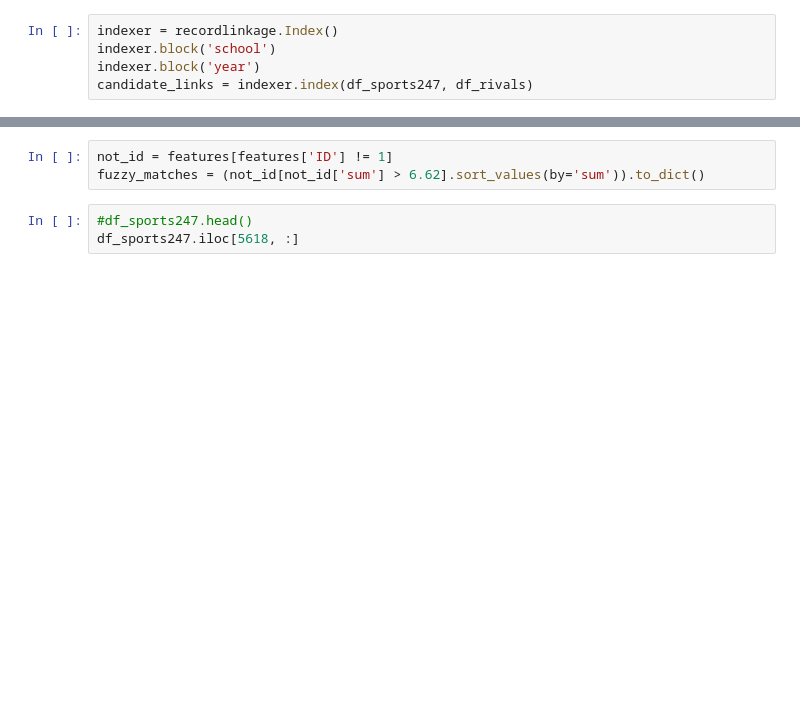
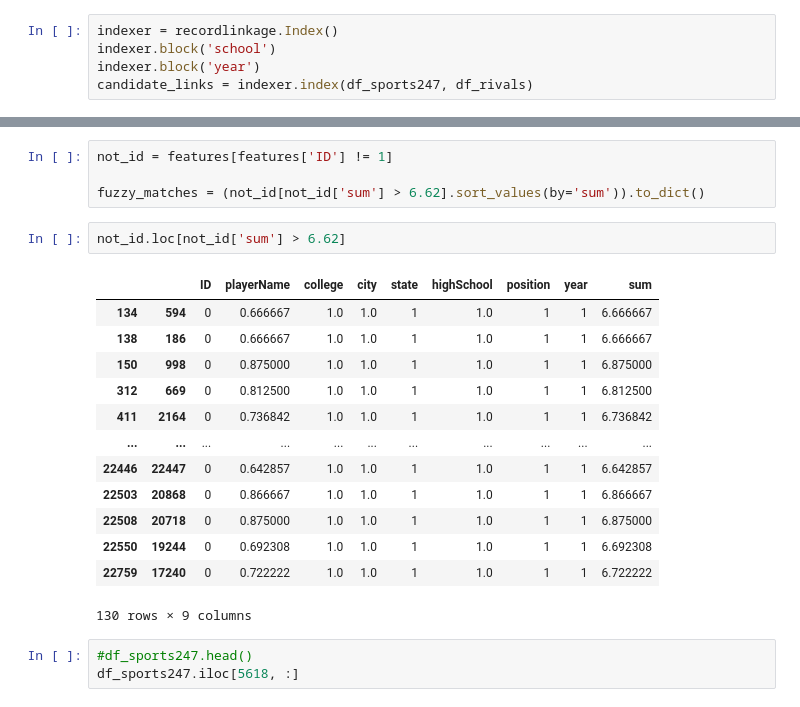
Before and after one commit to andrewt-cville/fb_recruiting, a Jupyter notebook: j_notebooks/Linking-Scratchpad.ipynb, the cells around one changed output, grey strips where cells are left out. Saved outputs shown, nothing was run; the diff lists cells and outputs as text; blank space fills up the shorter version.

```diff
--- a/j_notebooks/Linking-Scratchpad.ipynb
+++ b/j_notebooks/Linking-Scratchpad.ipynb
@@ -135,6 +136,23 @@ features.boxplot(column=['playerName', 'college', 'city', 'state', 'highSchool',
 # %%
 not_id = features[features['ID'] != 1]
+
 fuzzy_matches = (not_id[not_id['sum'] > 6.62].sort_values(by='sum')).to_dict()
+# %%
+not_id.loc[not_id['sum'] > 6.62]
+# %% [output]
+|  |  | ID | playerName | college | city | state | highSchool | position | year | sum |
+| 134 | 594 | 0 | 0.666667 | 1.0 | 1.0 | 1 | 1.0 | 1 | 1 | 6.666667 |
+| 138 | 186 | 0 | 0.666667 | 1.0 | 1.0 | 1 | 1.0 | 1 | 1 | 6.666667 |
+| 150 | 998 | 0 | 0.875000 | 1.0 | 1.0 | 1 | 1.0 | 1 | 1 | 6.875000 |
+| 312 | 669 | 0 | 0.812500 | 1.0 | 1.0 | 1 | 1.0 | 1 | 1 | 6.812500 |
+| 411 | 2164 | 0 | 0.736842 | 1.0 | 1.0 | 1 | 1.0 | 1 | 1 | 6.736842 |
+| ... | ... | ... | ... | ... | ... | ... | ... | ... | ... | ... |
+| 22446 | 22447 | 0 | 0.642857 | 1.0 | 1.0 | 1 | 1.0 | 1 | 1 | 6.642857 |
+| 22503 | 20868 | 0 | 0.866667 | 1.0 | 1.0 | 1 | 1.0 | 1 | 1 | 6.866667 |
+| 22508 | 20718 | 0 | 0.875000 | 1.0 | 1.0 | 1 | 1.0 | 1 | 1 | 6.875000 |
+| 22550 | 19244 | 0 | 0.692308 | 1.0 | 1.0 | 1 | 1.0 | 1 | 1 | 6.692308 |
+| 22759 | 17240 | 0 | 0.722222 | 1.0 | 1.0 | 1 | 1.0 | 1 | 1 | 6.722222 |
+130 rows × 9 columns
 # %%
 #df_sports247.head()
 df_sports247.iloc[5618, :]
```
Also changed, not shown: parts of 8 cells of this notebook, 10 other files.
